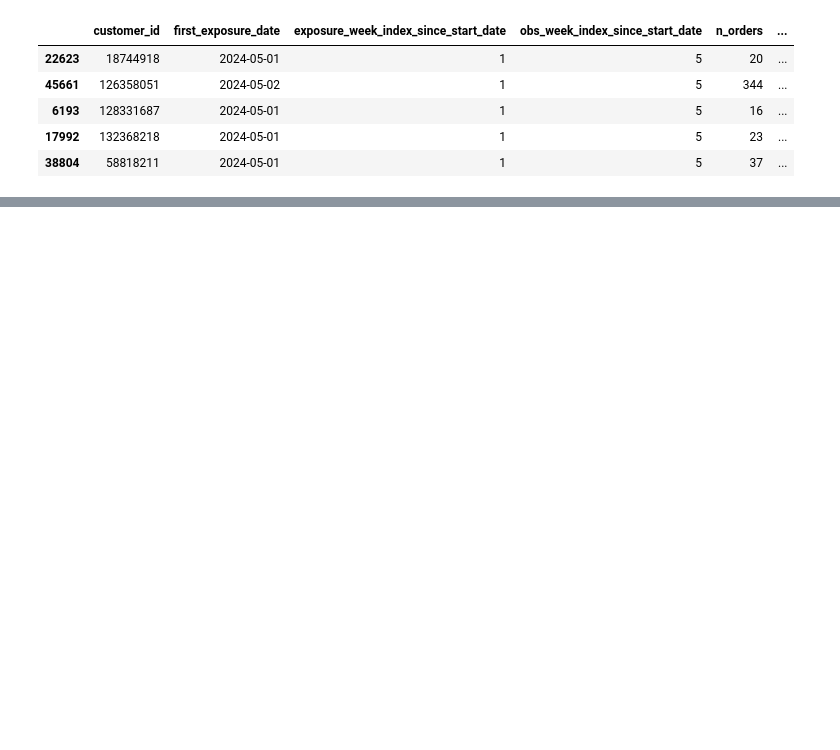
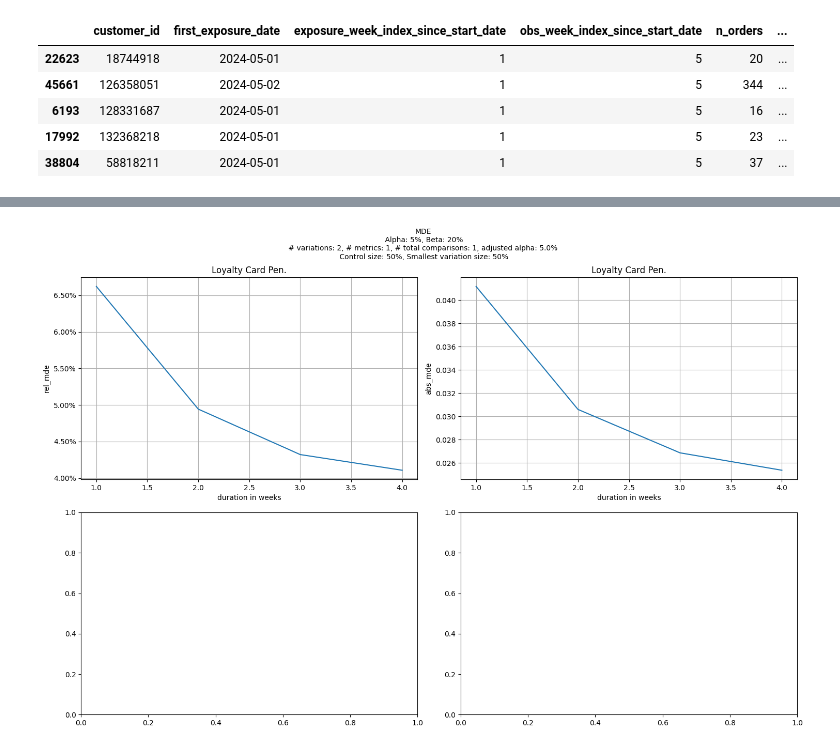
Before and after one commit to JordiCremades4444/central-node, a Jupyter notebook: notebooks/2024_6_loyaltycards/loyaltycards.ipynb, the cells around one changed output, grey strips where cells are left out. Saved outputs shown, nothing was run; the diff lists cells and outputs as text; code cells hidden in the pictures; blank space fills up the shorter version.

Commit message:
mde loyalty cards

```diff
--- a/notebooks/2024_6_loyaltycards/loyaltycards.ipynb
+++ b/notebooks/2024_6_loyaltycards/loyaltycards.ipynb
@@ -133,0 +188,7 @@ sessions_outliers.head()
+# %%
+SALT = '51231965-8f49-450a-8bea-42d32eefee8f'
+# calculate bounds tuples for the smallest group automatically from variants_params
+# this function will automatically assign to the variant group the smallest variation
+bounds_tuples = hashing.calculate_upper_bounds(variants_params, comparison_between_groups=True)
+
+mde_df_clean['exp_group'] = mde_df_clean['customer_id'].apply(lambda x: hashing.hashing_function(x, SALT, bounds_tuples))
@@ -133,0 +254,7 @@ sessions_outliers.head()
+# %%
+# Convert to a DataFrame
+first_launch_mde = pd.DataFrame(first_launch_mde)
+# %%
+first_launch_mde['abs_mde'] = round(first_launch_mde['control_metric'] * first_launch_mde['rel_mde'],5)
+first_launch_mde['rel_mde_perc'] = round(first_launch_mde['rel_mde'] * 100,2)
+first_launch_mde[['duration', 'metric_name', 'control_metric', 'test_metric', 'rel_mde_perc', 'abs_mde']]
@@ -133,0 +267,41 @@ sessions_outliers.head()
+# %%
+## Rename metrics
+first_launch_mde['metric_name'] = first_launch_mde['metric_name'].replace({
+    'n_orders_with_loyalty / n_orders': 'Loyalty Card Pen.',
+})
+# %%
+
+from matplotlib.ticker import FuncFormatter
+
+metrics = first_launch_mde.metric_name.unique().tolist()
+
+nrows = len(metrics) + 1 # Because I only have one metric and this is breaking the axis script
+ncols = 2
+
+fig,axs = plt.subplots(nrows, ncols, figsize=(15,5*nrows))
+
+for i, metric in enumerate(metrics):
+    ax_left=axs[i,0]
+    ax_right=axs[i,1]
+    ax_left.set_title(f"{metric}", fontsize=12)
+    ax_right.set_title(f"{metric}", fontsize=12)
+    ax_left.set_xlabel('duration in weeks')
+    ax_right.set_xlabel('duration in weeks')
+    vals = ax_left.get_yticks()
+    ax_left.yaxis.set_major_formatter(FuncFormatter(lambda y, _: '{:.2%}'.format(y)))
+    ax_right.set_title(f"{metric}", fontsize=12)
+    sns.lineplot(data=first_launch_mde.query(f"metric_name=='{metric}'"), x='duration', y='rel_mde', ax=ax_left)
+    sns.lineplot(data=first_launch_mde.query(f"metric_name=='{metric}'"), x='duration', y='abs_mde', ax=ax_right)
+
+    ## add gridlines
+    ax_left.grid(True)
+    ax_right.grid(True)
+
+    suptitle=f"MDE\n Alpha: {int(mde_accuracy['initial_alpha']*100)}%, Beta: {int(mde_accuracy['beta']*100)}%\n # variations: {len(variants_params.keys())}, # metrics: {len(mde_configuration['metrics_to_mde'])}, # total comparisons: {mde_accuracy['total_comparisons']}, adjusted alpha: {round(mde_accuracy['alpha'],3)*100}% \n Control size: {int(variants_params['control']*100)}%, Smallest variation size: {int(min(list(variants_params.values())[1:])*100)}%"
+
+    plt.suptitle(suptitle, fontsize=10)
+
+plt.tight_layout()
+plt.show()
+# %% [output]
+[figure, added]
```
Also changed, not shown: parts of 18 cells of this notebook.
